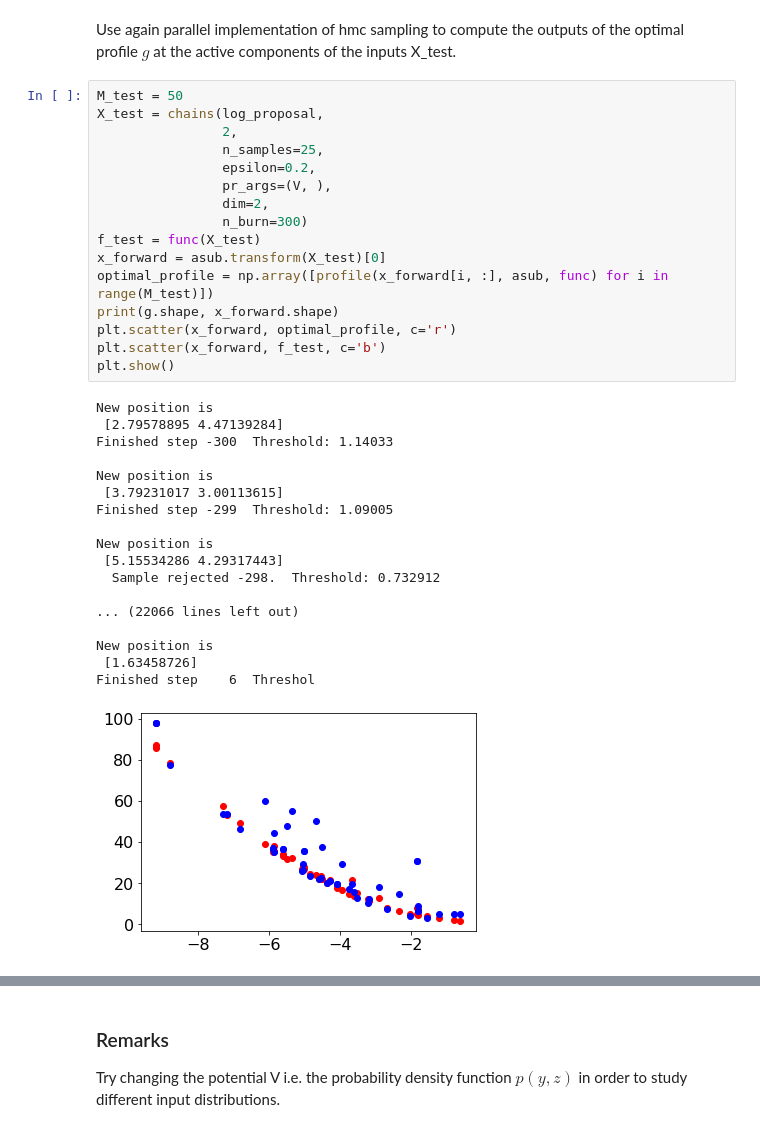
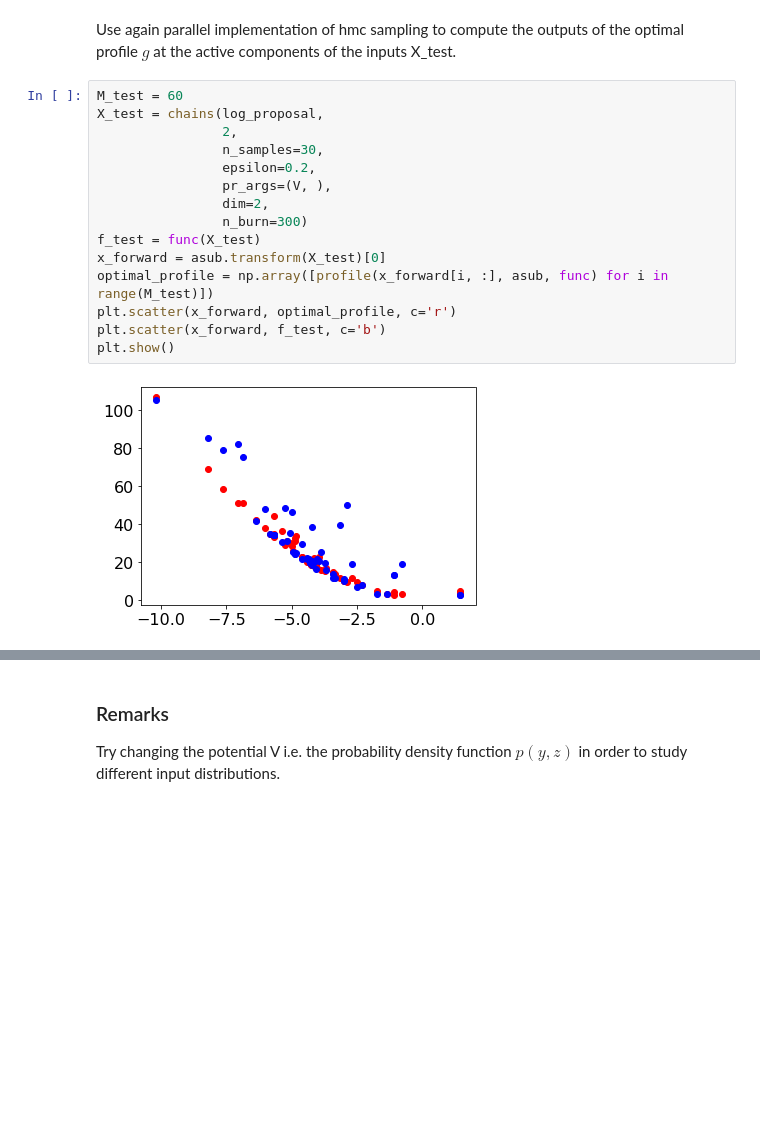
Before and after one commit to mathLab/ATHENA, a Jupyter notebook: tutorials/03_response_surfaces.ipynb, the cells around one changed output, grey strips where cells are left out. Cells and saved outputs as stored; diff of their text form; blank space fills up the shorter version.

```diff
--- a/tutorials/03_response_surfaces.ipynb
+++ b/tutorials/03_response_surfaces.ipynb
@@ -297,40 +271,22 @@ asub.plot_sufficient_summary(X, f)
 # %% [markdown]
 Use again parallel implementation of hmc sampling to compute the outputs of the optimal profile $g$ at the active components of the inputs X_test.
 # %%
-M_test = 50
+M_test = 60
 X_test = chains(log_proposal,
                 2,
-                n_samples=25,
+                n_samples=30,
                 epsilon=0.2,
                 pr_args=(V, ),
                 dim=2,
                 n_burn=300)
 f_test = func(X_test)
 x_forward = asub.transform(X_test)[0]
 optimal_profile = np.array([profile(x_forward[i, :], asub, func) for i in range(M_test)])
-print(g.shape, x_forward.shape)
 plt.scatter(x_forward, optimal_profile, c='r')
 plt.scatter(x_forward, f_test, c='b')
 plt.show()
 # %% [output]
-New position is
- [2.79578895 4.47139284]
-Finished step -300  Threshold: 1.14033
-
-New position is
- [3.79231017 3.00113615]
-Finished step -299  Threshold: 1.09005
-
-New position is
- [5.15534286 4.29317443]
-  Sample rejected -298.  Threshold: 0.732912
-
-... (22066 lines left out)
-
-New position is
- [1.63458726]
-Finished step    6  Threshol
-[figure, old version]
+[figure, new version]
 # %%
 gp_g = GPy.models.GPRegression(x_forward, optimal_profile.reshape(-1, 1))
 gp_f = GPy.models.GPRegression(x_forward, f_test.reshape(-1, 1))
```
Also changed, not shown: parts of 4 cells of this notebook, 1 other file.
